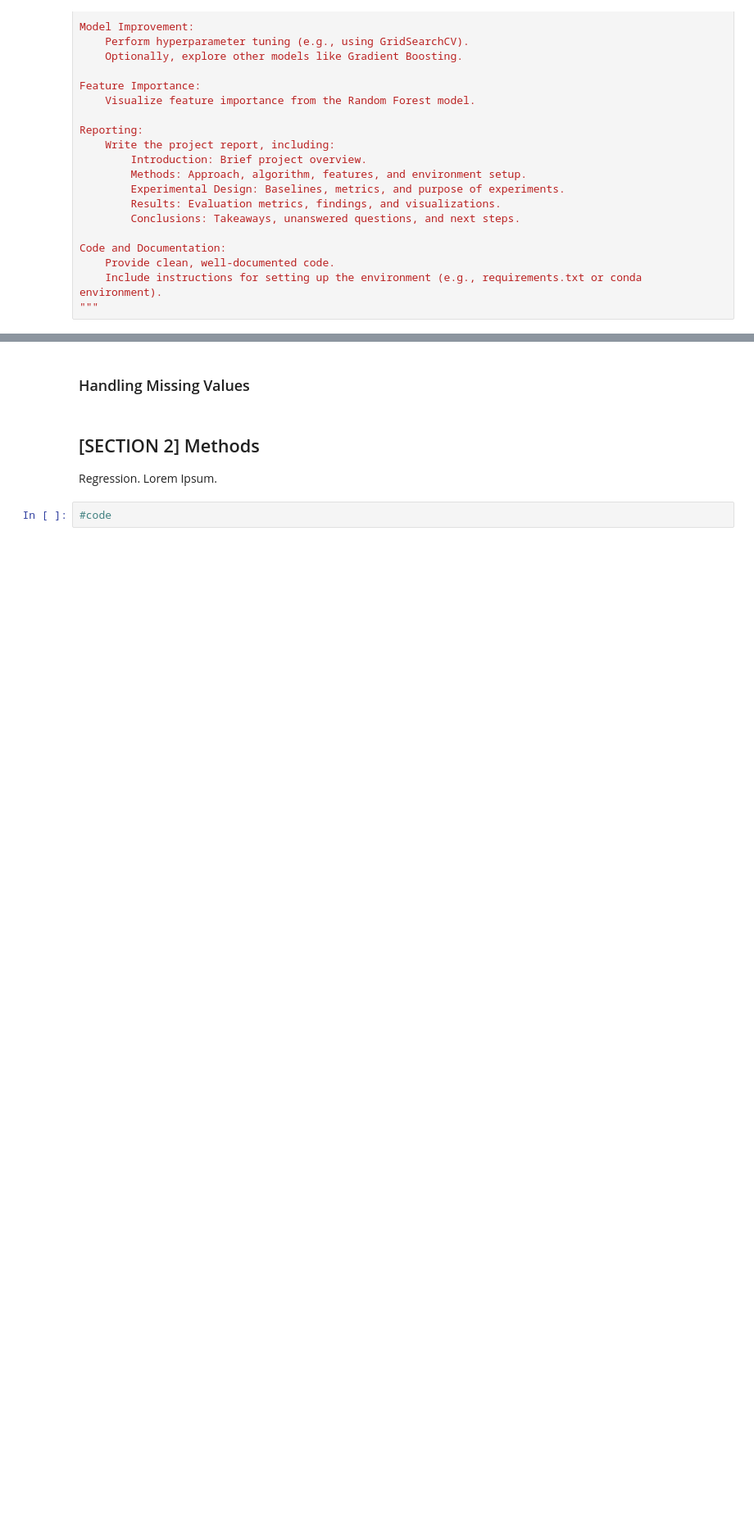
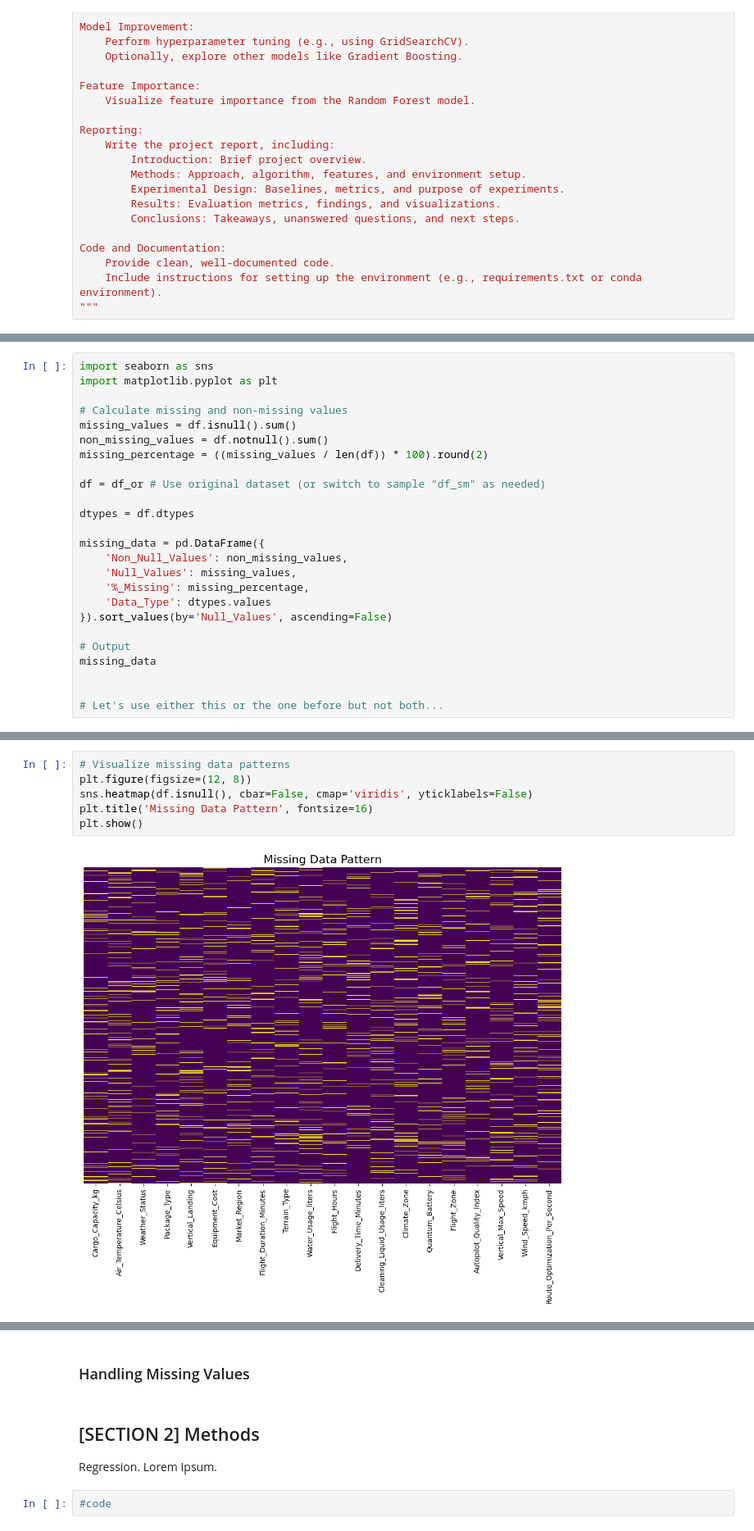
Before and after one commit to yaseminates/Aeropolis_AIML_296881, a Jupyter notebook: main.ipynb, the cells around one changed output, grey strips where cells are left out. Shown at 82% size. Cells and saved outputs as stored; diff of their text form; blank space fills up the shorter version.

Commit message:
Updated main.ipynb with new Missing Values content.

```diff
--- a/main.ipynb
+++ b/main.ipynb
@@ -128,0 +178,25 @@ memory usage: 152.6+ MB
+# %%
+import seaborn as sns
+import matplotlib.pyplot as plt
+
+# Calculate missing and non-missing values
+missing_values = df.isnull().sum()
+non_missing_values = df.notnull().sum()
+missing_percentage = ((missing_values / len(df)) * 100).round(2)
+
+df = df_or # Use original dataset (or switch to sample "df_sm" as needed)
+
+dtypes = df.dtypes
+
+missing_data = pd.DataFrame({
+    'Non_Null_Values': non_missing_values,
+    'Null_Values': missing_values,
+    '%_Missing': missing_percentage,
+    'Data_Type': dtypes.values
+}).sort_values(by='Null_Values', ascending=False)
+
+# Output
+missing_data
+
+
+# Let's use either this or the one before but not both...
@@ -128,0 +223,8 @@ memory usage: 152.6+ MB
+# %%
+# Visualize missing data patterns
+plt.figure(figsize=(12, 8))
+sns.heatmap(df.isnull(), cbar=False, cmap='viridis', yticklabels=False)
+plt.title('Missing Data Pattern', fontsize=16)
+plt.show()
+# %% [output]
+[figure, added]
```
Also changed, not shown: parts of 14 cells of this notebook.
